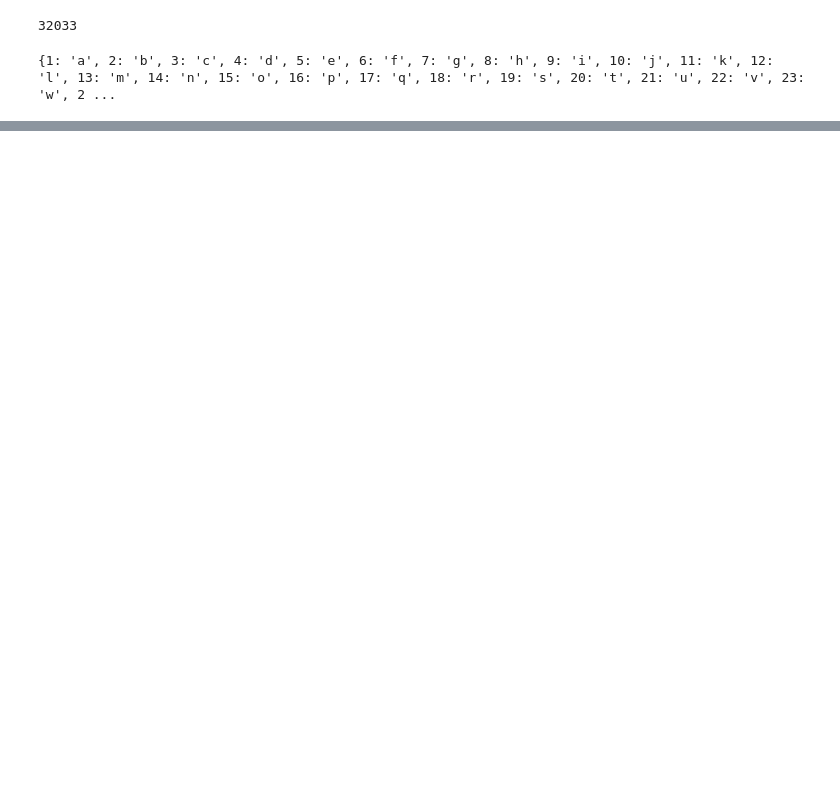
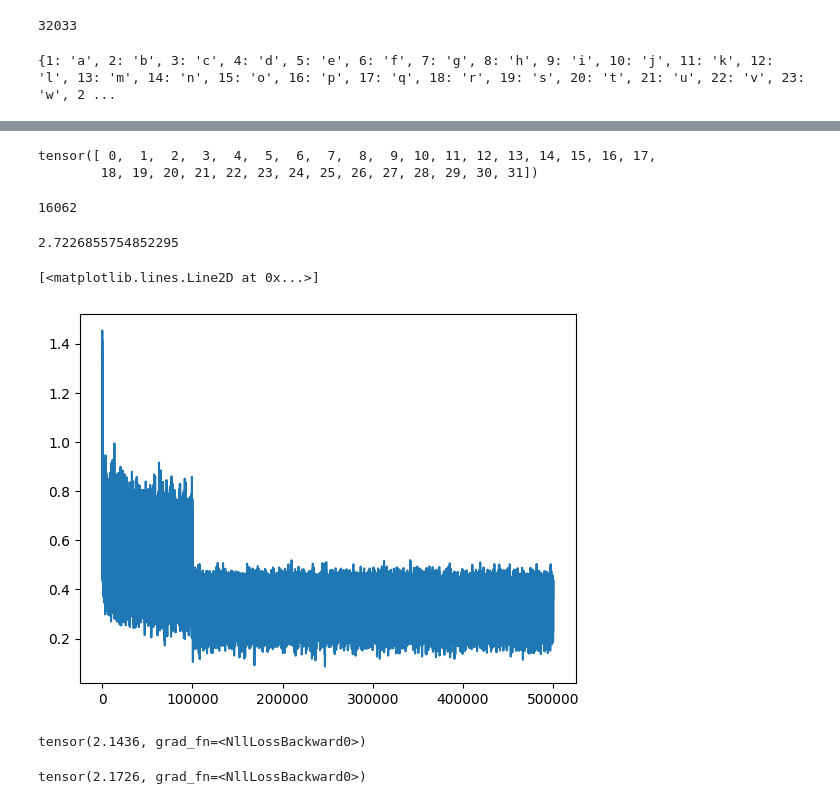
Before and after one commit to Svelty/neural-networks-zero-to-hero, a Jupyter notebook: makemore2.ipynb, the cells around one changed output, grey strips where cells are left out. Cells and saved outputs as stored; diff of their text form; code cells hidden in the pictures; blank space fills up the shorter version.

```diff
--- a/makemore2.ipynb
+++ b/makemore2.ipynb
@@ -61,0 +105,5 @@ C = torch.randn((27, 2))
+# %%
+W2 = torch.randn((100, 27))
+b2 = torch.randn(27)
+# %%
+logits = h @ W2 + b2
@@ -61,0 +127,5 @@ C = torch.randn((27, 2))
+# %%
+torch.arange(32)
+# %% [output]
+tensor([ 0,  1,  2,  3,  4,  5,  6,  7,  8,  9, 10, 11, 12, 13, 14, 15, 16, 17,
+        18, 19, 20, 21, 22, 23, 24, 25, 26, 27, 28, 29, 30, 31])
@@ -61,0 +149,63 @@ C = torch.randn((27, 2))
+# %%
+sum(p.nelement() for p in parameters)
+# %% [output]
+16062
+# %%
+# counts = logits.exp()
+# prob = counts / counts.sum(1, keepdim=True)
+# loss = -prob[torch.arange(32), Y].log().mean()
+lri = []
+lossi = []
+stepi = []
+# %%
+for i in range(500000):
+    #construct a minibatch
+    ix = torch.randint(0, Xtr.shape[0], (32,))
+
+
+    # forward
+    emb = C[Xtr[ix]]
+    h = torch.tanh(emb.view(-1, dims) @ W1 + b1)
+    logits = h @ W2 + b2
+    loss = F.cross_entropy(logits, Ytr[ix])
+    # print(loss.item())
+
+    # backward
+    for p in parameters:
+        p.grad = None
+    loss.backward()
+    #update
+    # lr = lrs[i]
+    lr = 0.1 if i < 100000 else 0.01
+    for p in parameters:
+        p.data += -lr * p.grad
+
+    # track stats
+    # lri.append(lre[i])
+    lossi.append(loss.log10().item())
+    stepi.append(i)
+
+print(loss.item())
+# %% [output]
+2.7226855754852295
+# %%
+plt.plot(stepi, lossi)
+# %% [output]
+[<matplotlib.lines.Line2D at 0x...>]
+[figure, added]
+# %%
+emb = C[Xtr]
+h = torch.tanh(emb.view(-1, dims) @ W1 + b1)
+logits = h @ W2 + b2
+loss = F.cross_entropy(logits, Ytr)
+loss
+# %% [output]
+tensor(2.1436, grad_fn=<NllLossBackward0>)
+# %%
+emb = C[Xdev]
+h = torch.tanh(emb.view(-1, dims) @ W1 + b1)
+logits = h @ W2 + b2
+loss = F.cross_entropy(logits, Ydev)
+loss
+# %% [output]
+tensor(2.1726, grad_fn=<NllLossBackward0>)
```
Also changed, not shown: parts of 20 cells of this notebook, 12 other files.
